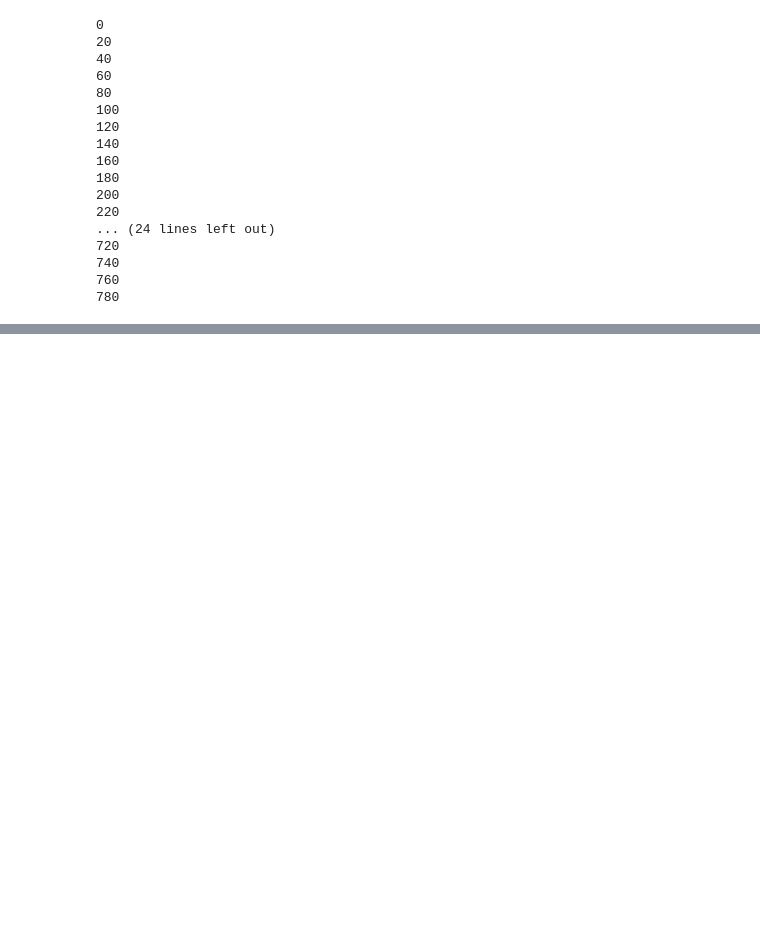
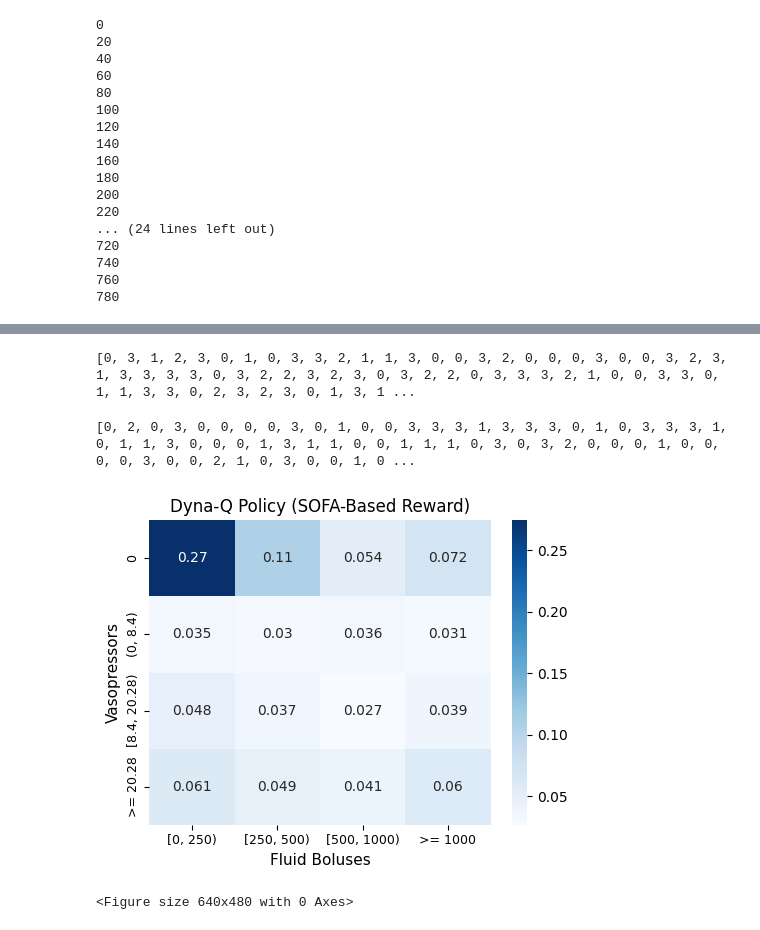
Before and after one commit to RuoqingEvelineWang/CS5446, a Jupyter notebook: notebooks/Ruoqing-dyna_Q_evaluation_on_CPU.ipynb, the cells around one changed output, grey strips where cells are left out. Drawn from its saved outputs; the diff is of its cells as text; code cells hidden in the pictures; blank space fills up the shorter version.

```diff
--- a/notebooks/Ruoqing-dyna_Q_evaluation_on_CPU.ipynb
+++ b/notebooks/Ruoqing-dyna_Q_evaluation_on_CPU.ipynb
@@ -505,3 +653,36 @@ plt.ylim(0, 1)
 # %%
 dynaq_fluid_proportions.to_csv('dynaq_fluid_proportions.csv')
 dynaq_vaso_proportions.to_csv('dynaq_vaso_proportions.csv')
+# %%
+print(clinician_fluids)
+# %% [output]
+[0, 3, 1, 2, 3, 0, 1, 0, 3, 3, 2, 1, 1, 3, 0, 0, 3, 2, 0, 0, 0, 3, 0, 0, 3, 2, 3, 1, 3, 3, 3, 3, 0, 3, 2, 2, 3, 2, 3, 0, 3, 2, 2, 0, 3, 3, 3, 2, 1, 0, 0, 3, 3, 0, 1, 1, 3, 3, 0, 2, 3, 2, 3, 0, 1, 3, 1 ...
+# %%
+print(dynaq_fluids)
+# %% [output]
+[0, 2, 0, 3, 0, 0, 0, 0, 3, 0, 1, 0, 0, 3, 3, 3, 1, 3, 3, 3, 0, 1, 0, 3, 3, 3, 1, 0, 1, 1, 3, 0, 0, 0, 1, 3, 1, 1, 0, 0, 1, 1, 1, 0, 3, 0, 3, 2, 0, 0, 0, 1, 0, 0, 0, 0, 3, 0, 0, 2, 1, 0, 3, 0, 0, 1, 0 ...
+# %%
+#plot action heatmap
+#dynaq_actions = [0,1,4,2,5,3,15]
+action_count_matrix = np.zeros((4, 4))
+for i in range(len(dynaq_fluids)):
+    fluid = dynaq_fluids[i]
+    vaso = dynaq_vasopressors[i]
+    action_count_matrix[fluid,vaso] += 1
+action_distribution_dynaq = action_count_matrix / len(dynaq_fluids)
+#fluid_categories = ['0', '250', '500', '1000']
+#vasopressor_categories = ['0', '1e-6', '8.4', '20.28']
+fluid_categories = ['[0, 250)', '[250, 500)', '[500, 1000)', '>= 1000']  # Sorted fluid boluses
+vasopressor_categories = ['0', '(0, 8.4)', '[8.4, 20.28)', '>= 20.28']  # Sorted vasopressors
+plt.figure(figsize=(5, 4))
+sns.heatmap(action_distribution_dynaq, annot=True, cmap="Blues", xticklabels=fluid_categories, yticklabels=vasopressor_categories)
+plt.title('Dyna-Q Policy (SOFA-Based Reward)')
+plt.xlabel('Fluid Boluses', fontsize=11)
+plt.ylabel('Vasopressors', fontsize=11)
+plt.tick_params(labelsize=9)
+plt.tight_layout()
+plt.show()
+plt.savefig('heatmap.png')
+# %% [output]
+[figure, added]
+<Figure size 640x480 with 0 Axes>
```
Also changed, not shown: parts of 12 cells of this notebook.
